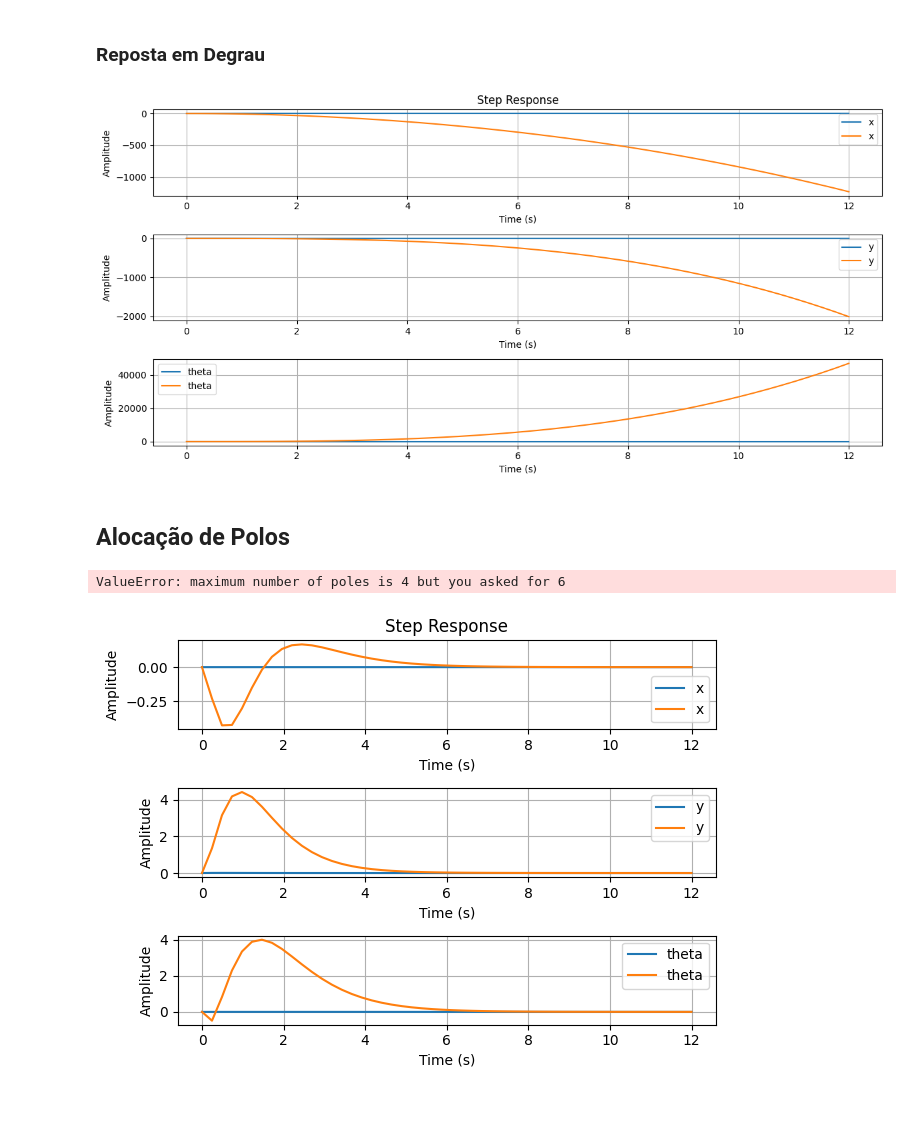
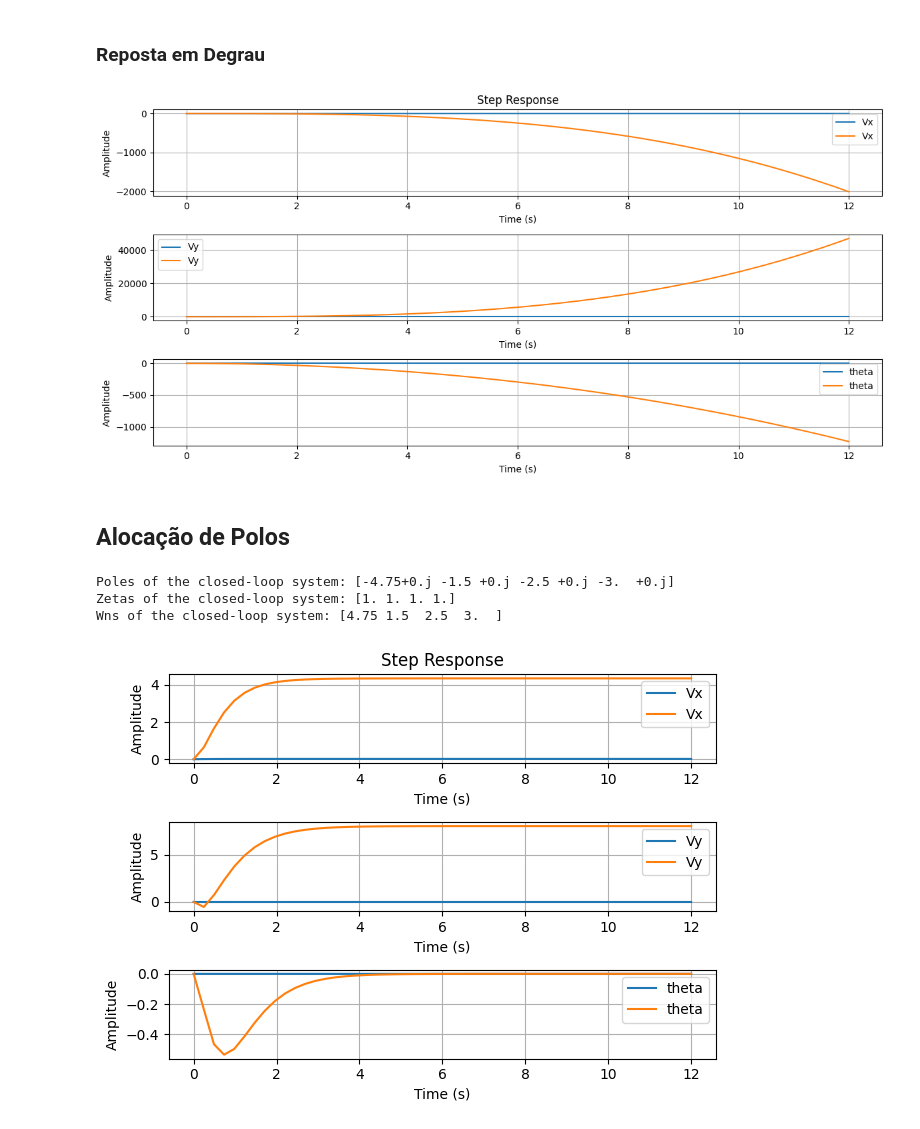
Before and after one commit to lucascarvalho10/pme3481, a Jupyter notebook: E1/poles_placement.ipynb, the cells around one changed output. Cells and saved outputs as stored; diff of their text form; code cells hidden in the pictures.

Commit message:
:sparkles: add: regulator by pole placemente and lqr

```diff
--- a/E1/poles_placement.ipynb
+++ b/E1/poles_placement.ipynb
@@ -118,7 +120,7 @@ plt.figure(figsize=(12, 6))
 plt.subplot(3, 1, 1)
 t = np.linspace(0, 12)  # Time range from 0 to 12 seconds
 t, y = ctrl.step_response(sys, T=t)
-plt.plot(t, y[0].T, label='x')
+plt.plot(t, y[1].T, label='Vx')
 plt.xlabel('Time (s)')
 plt.ylabel('Amplitude')
 plt.title('Step Response')
@@ -127,7 +129,7 @@ plt.grid()
 
 # Plot y response
 plt.subplot(3, 1, 2)
-plt.plot(t, y[1].T, label='y')
+plt.plot(t, y[2].T, label='Vy')
 plt.xlabel('Time (s)')
 plt.ylabel('Amplitude')
 plt.legend()
@@ -135,7 +137,7 @@ plt.grid()
 
 # Plot theta response
 plt.subplot(3, 1, 3)
-plt.plot(t, y[2].T, label='theta')
+plt.plot(t, y[0].T, label='theta')
 plt.xlabel('Time (s)')
 plt.ylabel('Amplitude')
 plt.legend()
@@ -144,12 +146,12 @@ plt.grid()
 plt.tight_layout()
 plt.show()
 # %% [output]
-[figure, old version]
+[figure, new version]
 # %% [markdown]
 ## Alocação de Polos
 # %%
 # Desired poles
-p = [-1, -1.5, -2, -2.5, -3, -3.5]
+p = [-4.75,-3, -1.5,-2.5]
 
 # Calculate the gain matrix K using pole placement
 K = ctrl.place(A, B, p)
@@ -158,38 +160,43 @@ K = ctrl.place(A, B, p)
 Acl = A - np.dot(B, K)
 syscl = ctrl.ss(Acl, B, C, D)
 # Print the poles of the closed-loop system
-print("Poles of the closed-loop system:", ctrl.pole(syscl))
+wnk, zetak , pk = syscl.damp()
+print("Poles of the closed-loop system:", pk)
+print("Zetas of the closed-loop system:", zetak)
+print("Wns of the closed-loop system:", wnk)
 # %% [output]
-ValueError: maximum number of poles is 4 but you asked for 6
+Poles of the closed-loop system: [-4.75+0.j -1.5 +0.j -2.5 +0.j -3.  +0.j]
+Zetas of the closed-loop system: [1. 1. 1. 1.]
+Wns of the closed-loop system: [4.75 1.5  2.5  3.  ]
 # %%
 # Plot x response
 plt.subplot(3, 1, 1)
 t = np.linspace(0, 12)  # Time range from 0 to 12 seconds
-t, y = ctrl.step_response(syscl, T=t)
-plt.plot(t, y[0].T, label='x')
+t, y, r = ctrl.step_response(syscl, T=t, return_x = True)
+plt.plot(t, r[1].T, label='Vx')
 plt.xlabel('Time (s)')
 plt.ylabel('Amplitude')
 plt.title('Step Response')
 plt.legend()
 plt.grid()
 
 # Plot y response
 plt.subplot(3, 1, 2)
-plt.plot(t, y[1].T, label='y')
+plt.plot(t, r[2].T, label='Vy')
 plt.xlabel('Time (s)')
 plt.ylabel('Amplitude')
 plt.legend()
 plt.grid()
 
 # Plot theta response
 plt.subplot(3, 1, 3)
-plt.plot(t, y[2].T, label='theta')
+plt.plot(t, r[0].T, label='theta')
 plt.xlabel('Time (s)')
 plt.ylabel('Amplitude')
 plt.legend()
 plt.grid()
 
 plt.tight_layout()
 plt.show()
 # %% [output]
-[figure, old version]
+[figure, new version]
```
Also changed, not shown: parts of 2 cells of this notebook, 3 other files.
